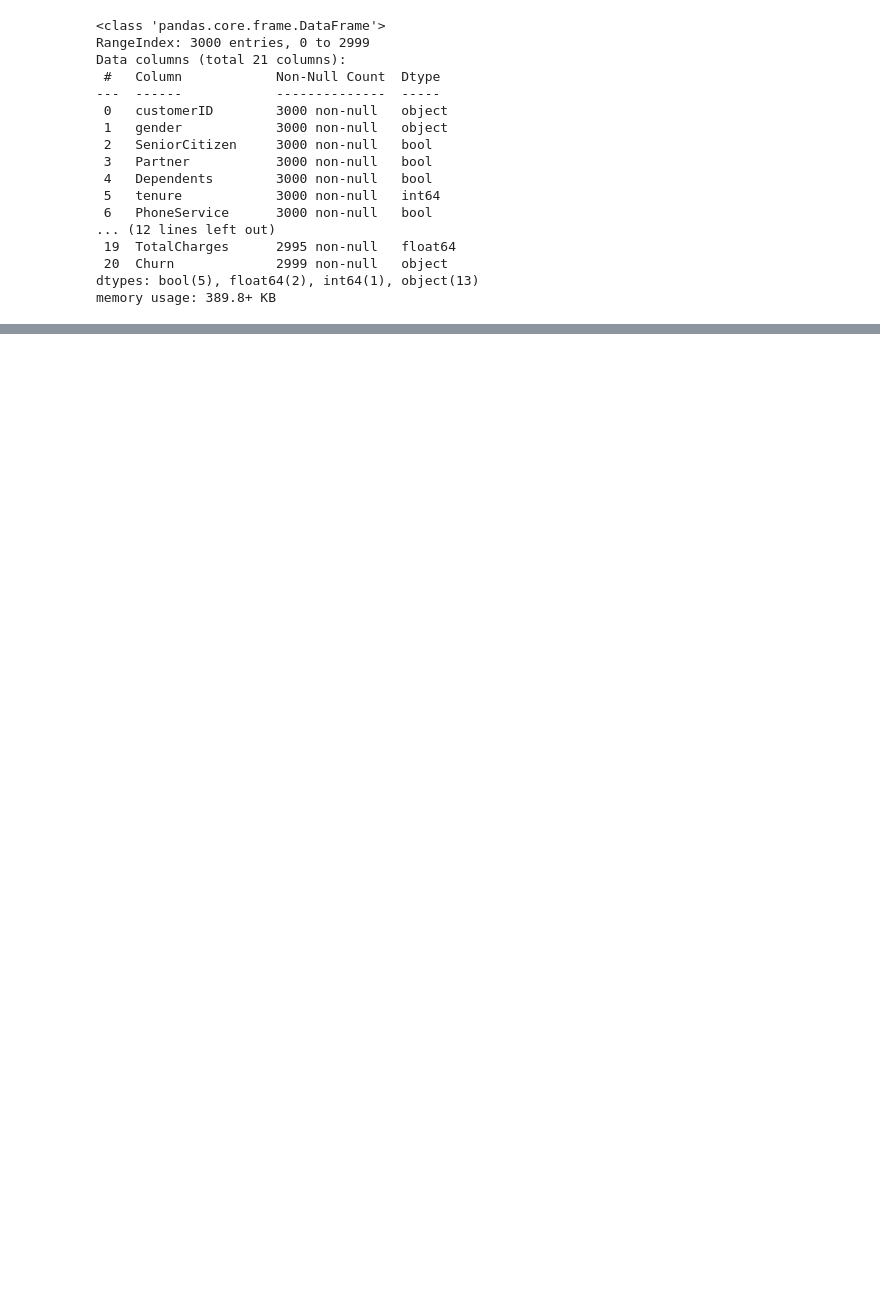
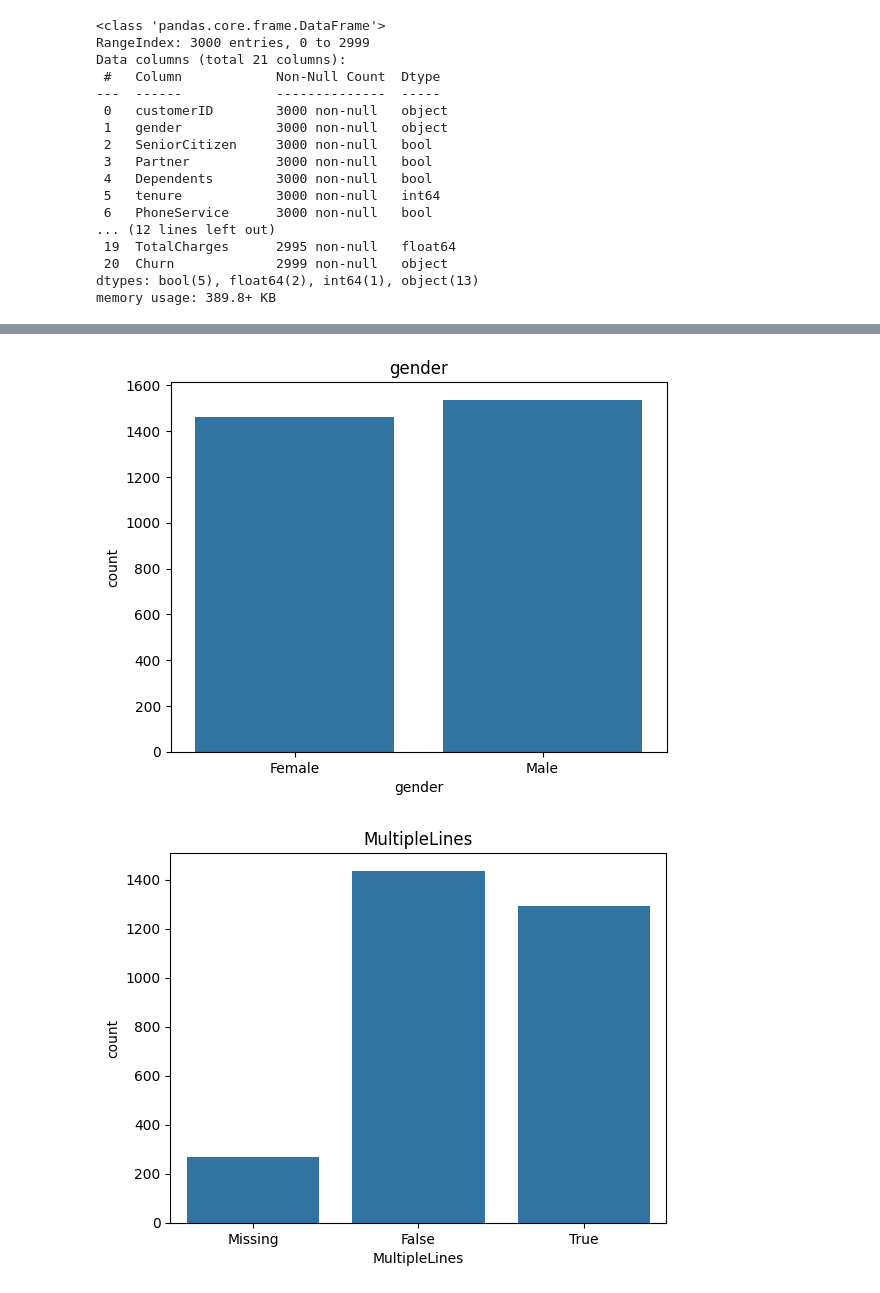
Before and after one commit to Joemuchiri2/LP2, a Jupyter notebook: LP2.ipynb, the cells around one changed output, grey strips where cells are left out. Drawn from its saved outputs; the diff is of its cells as text; code cells hidden in the pictures; blank space fills up the shorter version.

```diff
--- a/LP2.ipynb
+++ b/LP2.ipynb
@@ -62,0 +147,11 @@ plt.show()
+# %%
+
+categorical_columns = ['gender', 'MultipleLines', 'InternetService', 'OnlineSecurity', 'OnlineBackup', 'DeviceProtection', 'TechSupport', 'StreamingTV', 'StreamingMovies', 'Contract', 'PaymentMethod']
+
+for column in categorical_columns:
+    sns.countplot(data=First_Churn, x=column)
+    plt.title(column)
+    plt.show()
+# %% [output]
+[figure, added]
+[figure, added]
```
Also changed, not shown: parts of 12 cells of this notebook, 1 other file.
